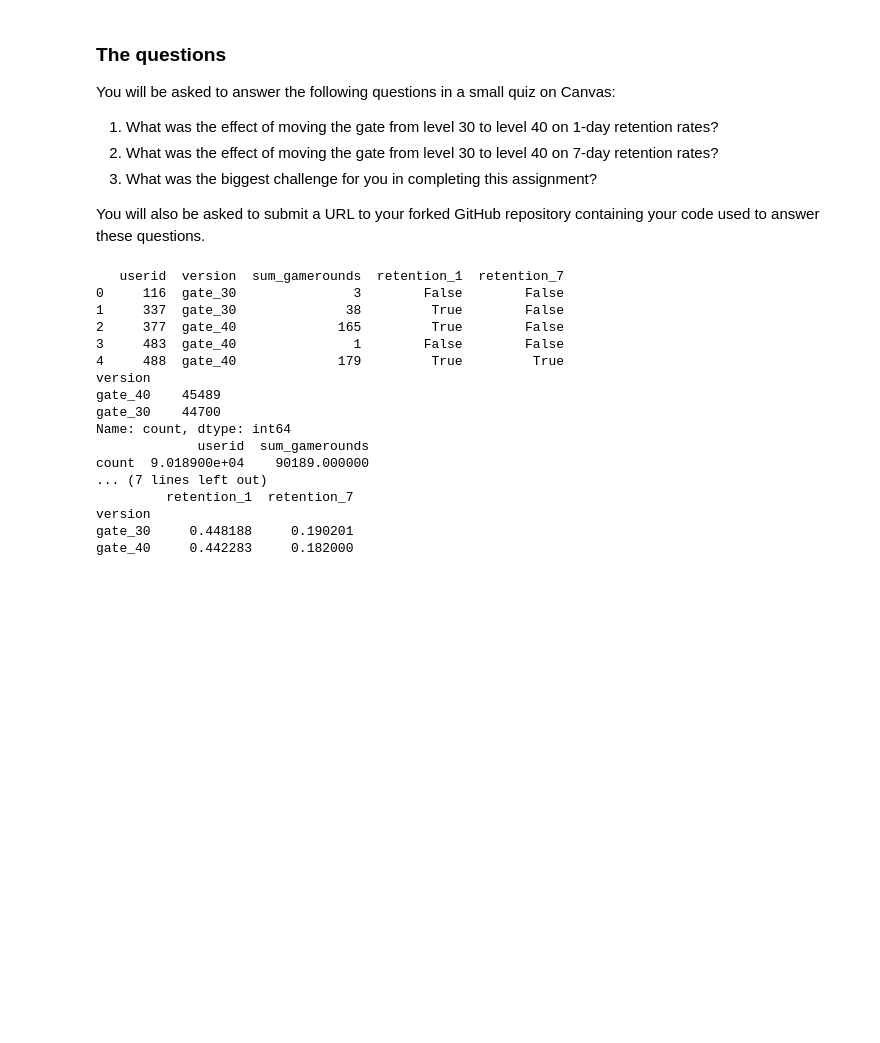
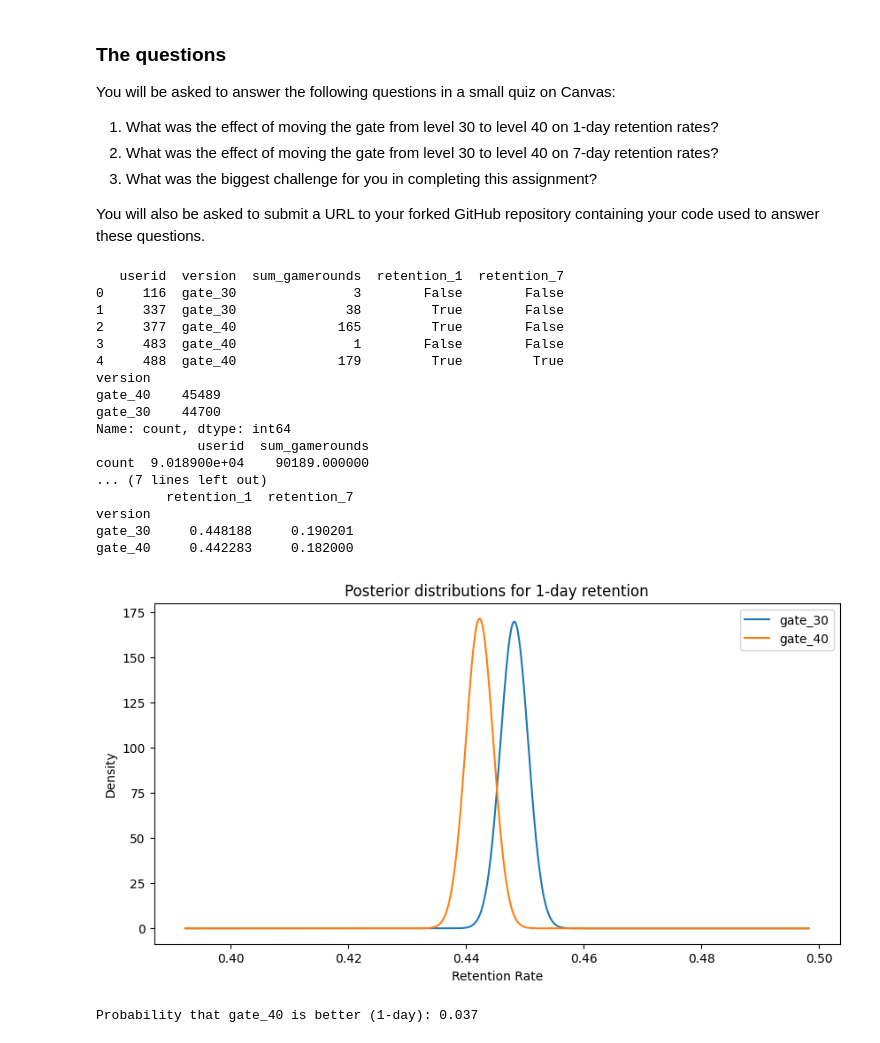
Before and after one commit to kelleespringer/econ8310-assignment4, a Jupyter notebook: assignment_notebook.ipynb, the cells around one changed output. Saved outputs shown, nothing was run; the diff lists cells and outputs as text; code cells hidden in the pictures; blank space fills up the shorter version.

```diff
--- a/assignment_notebook.ipynb
+++ b/assignment_notebook.ipynb
@@ -32,32 +32,70 @@ You will also be asked to submit a URL to your forked GitHub repository containi
 # %%
 import pandas as pd
 
 # Load the dataset
 df = pd.read_csv("https://github.com/dustywhite7/Econ8310/raw/master/AssignmentData/cookie_cats.csv")
 
-# Quick look
 print(df.head())
 print(df['version'].value_counts())
 print(df.describe())
 
-# Group by version and calculate mean retention
 retention_summary = df.groupby('version')[['retention_1', 'retention_7']].mean()
 print(retention_summary)
+
+
+import numpy as np
+import matplotlib.pyplot as plt
+from scipy.stats import beta
+
+def get_counts(df, group, col):
+    group_df = df[df['version'] == group]
+    successes = group_df[col].sum()
+    trials = group_df.shape[0]
+    return successes, trials
+
+succ_30, n_30 = get_counts(df, 'gate_30', 'retention_1')
+succ_40, n_40 = get_counts(df, 'gate_40', 'retention_1')
+
+x = np.linspace(0, 0.2, 1000)
+posterior_30 = beta(succ_30 + 1, n_30 - succ_30 + 1)
+posterior_40 = beta(succ_40 + 1, n_40 - succ_40 + 1)
+
+mean_30 = succ_30 / n_30
+mean_40 = succ_40 / n_40
+
+x = np.linspace(min(mean_30, mean_40) - 0.05, max(mean_30, mean_40) + 0.05, 1000)
+plt.figure(figsize=(10,5))
+plt.plot(x, posterior_30.pdf(x), label='gate_30')
+plt.plot(x, posterior_40.pdf(x), label='gate_40')
+plt.legend()
+plt.title('Posterior distributions for 1-day retention')
+plt.xlabel('Retention Rate')
+plt.ylabel('Density')
+plt.show()
+
+
+samples_30 = posterior_30.rvs(100000)
+samples_40 = posterior_40.rvs(100000)
+
+prob_40_better = (samples_40 > samples_30).mean()
+print(f"Probability that gate_40 is better (1-day): {prob_40_better:.3f}")
 # %% [output]
    userid  version  sum_gamerounds  retention_1  retention_7
 0     116  gate_30               3        False        False
 1     337  gate_30              38         True        False
 2     377  gate_40             165         True        False
 3     483  gate_40               1        False        False
 4     488  gate_40             179         True         True
 version
 gate_40    45489
 gate_30    44700
 Name: count, dtype: int64
              userid  sum_gamerounds
 count  9.018900e+04    90189.000000
 ... (7 lines left out)
          retention_1  retention_7
 version
 gate_30     0.448188     0.190201
 gate_40     0.442283     0.182000
+[figure, added]
+Probability that gate_40 is better (1-day): 0.037
```
Also changed, not shown: parts of 1 cell of this notebook.
